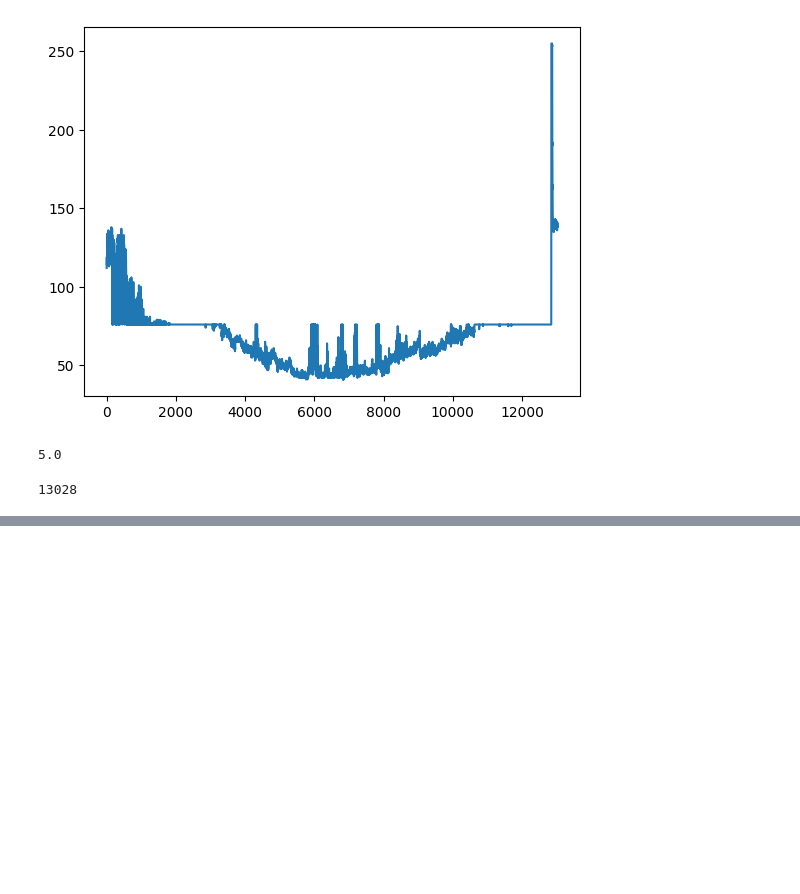
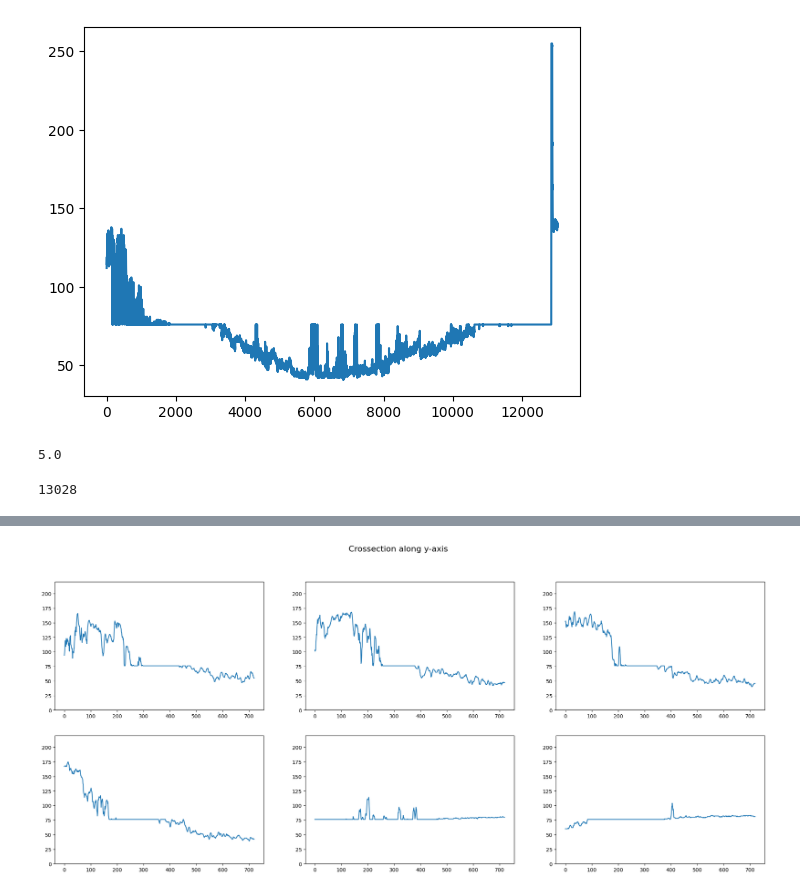
Before and after one commit to shopin32/optic-metrology, a Jupyter notebook: notebooks/IT_IDEA.ipynb, the cells around one changed output, grey strips where cells are left out. Cells and saved outputs as stored; diff of their text form; code cells hidden in the pictures; blank space fills up the shorter version.

```diff
--- a/notebooks/IT_IDEA.ipynb
+++ b/notebooks/IT_IDEA.ipynb
@@ -144,0 +144,27 @@ plt.show()
+# %%
+image = cv2.imread(frames_df.loc[100, 'Frame_Path'])
+gray = cv2.cvtColor(image, cv2.COLOR_BGR2GRAY)
+slice_1 = gray[:, 100]
+slice_2 = gray[:, 200]
+slice_3 = gray[:, 300]
+slice_4 = gray[:, 400]
+slice_5 = gray[:, 700]
+slice_6 = gray[:, 800]
+
+fig, axes = plt.subplots(2, 3, figsize=[25, 10])
+fig.suptitle('Crossection along y-axis', fontsize=16)
+axes[0, 0].plot(slice_1)
+axes[0, 0].set_ylim([0, 220])
+axes[0, 1].plot(slice_2)
+axes[0, 1].set_ylim([0, 220])
+axes[0, 2].plot(slice_3)
+axes[0, 2].set_ylim([0, 220])
+axes[1, 0].plot(slice_4)
+axes[1, 0].set_ylim([0, 220])
+axes[1, 1].plot(slice_5)
+axes[1, 1].set_ylim([0, 220])
+axes[1, 2].plot(slice_6)
+axes[1, 2].set_ylim([0, 220])
+plt.show()
+# %% [output]
+[figure, added]
```
Also changed, not shown: parts of 2 cells of this notebook.
